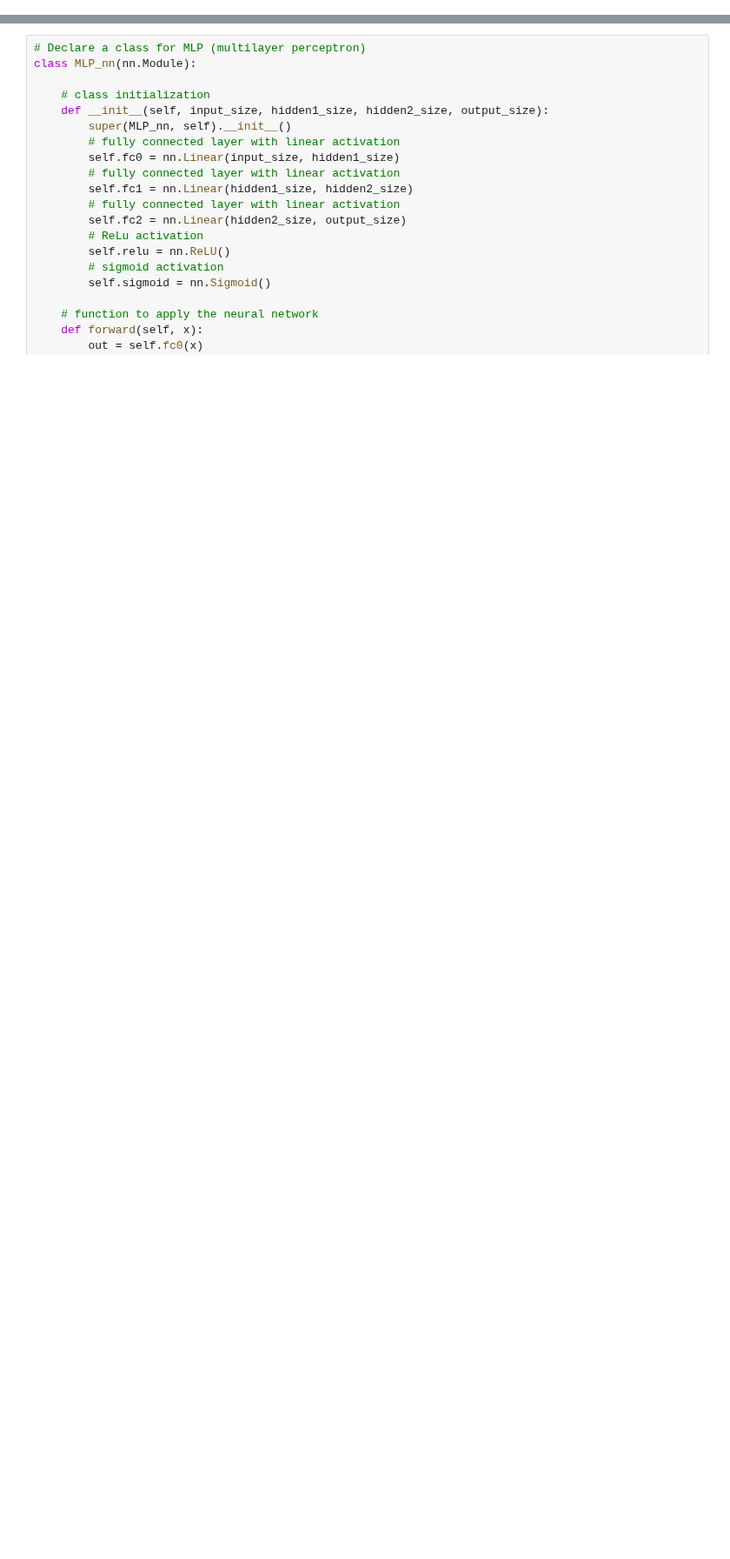
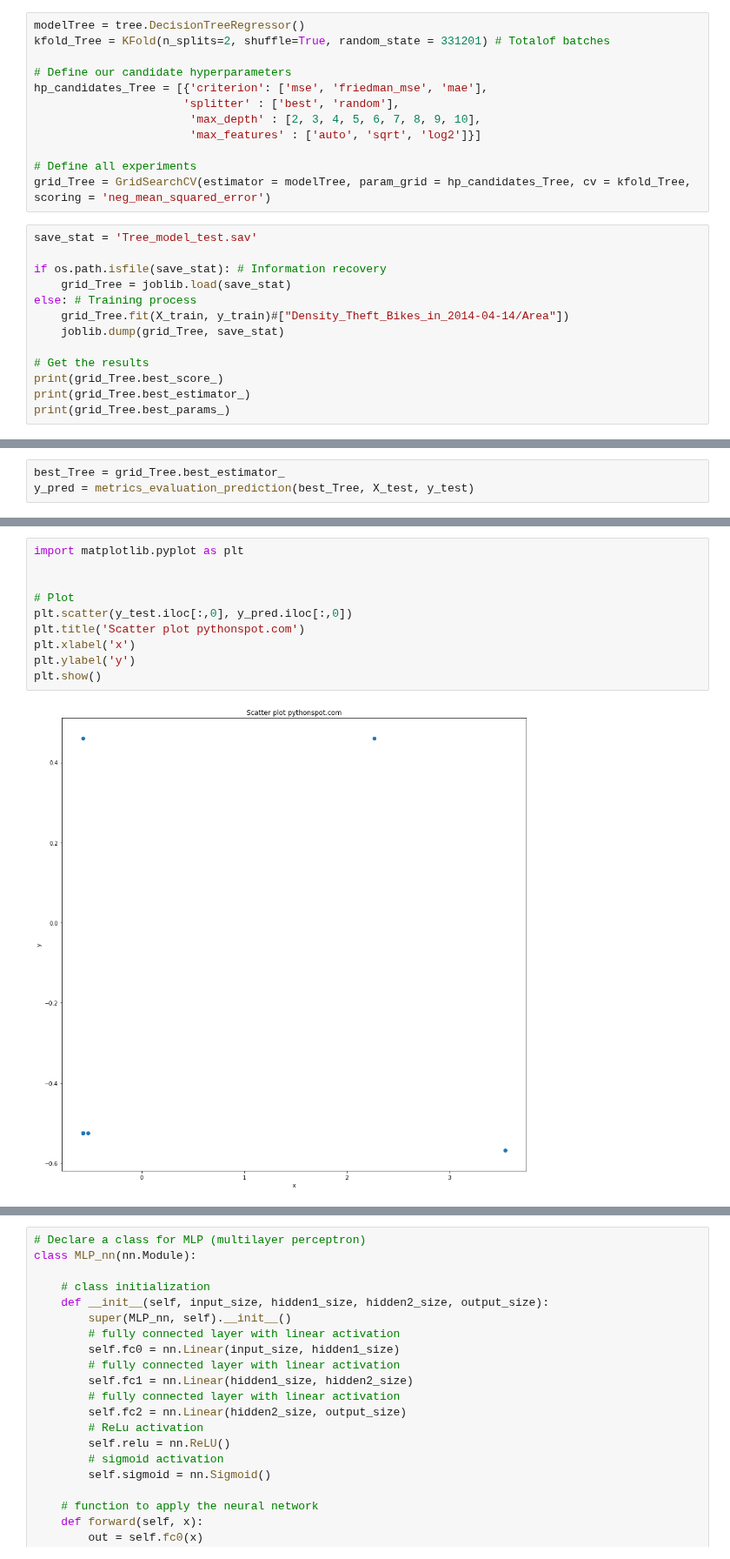
Before and after one commit to TEAM-IMT/bikes-theft-model, a Jupyter notebook: MLP_Network/MLP_Project.ipynb, the cells around one changed output, grey strips where cells are left out. Shown at 87% size. Cells and saved outputs as stored; diff of their text form; blank space fills up the shorter version.

```diff
--- a/MLP_Network/MLP_Project.ipynb
+++ b/MLP_Network/MLP_Project.ipynb
@@ -14,0 +260,25 @@ Populating the interactive namespace from numpy and matplotlib
+# %%
+modelTree = tree.DecisionTreeRegressor()
+kfold_Tree = KFold(n_splits=2, shuffle=True, random_state = 331201) # Totalof batches
+
+# Define our candidate hyperparameters
+hp_candidates_Tree = [{'criterion': ['mse', 'friedman_mse', 'mae'],
+                      'splitter' : ['best', 'random'],
+                       'max_depth' : [2, 3, 4, 5, 6, 7, 8, 9, 10],
+                       'max_features' : ['auto', 'sqrt', 'log2']}]
+
+# Define all experiments
+grid_Tree = GridSearchCV(estimator = modelTree, param_grid = hp_candidates_Tree, cv = kfold_Tree, scoring = 'neg_mean_squared_error')
+# %%
+save_stat = 'Tree_model_test.sav'
+
+if os.path.isfile(save_stat): # Information recovery
+    grid_Tree = joblib.load(save_stat)
+else: # Training process
+    grid_Tree.fit(X_train, y_train)#["Density_Theft_Bikes_in_2014-04-14/Area"])
+    joblib.dump(grid_Tree, save_stat)
+
+# Get the results
+print(grid_Tree.best_score_)
+print(grid_Tree.best_estimator_)
+print(grid_Tree.best_params_)
@@ -14,0 +294,3 @@ Populating the interactive namespace from numpy and matplotlib
+# %%
+best_Tree = grid_Tree.best_estimator_
+y_pred = metrics_evaluation_prediction(best_Tree, X_test, y_test)
@@ -14,0 +310,12 @@ Populating the interactive namespace from numpy and matplotlib
+# %%
+import matplotlib.pyplot as plt
+
+
+# Plot
+plt.scatter(y_test.iloc[:,0], y_pred.iloc[:,0])
+plt.title('Scatter plot pythonspot.com')
+plt.xlabel('x')
+plt.ylabel('y')
+plt.show()
+# %% [output]
+[figure, added]
```
Also changed, not shown: parts of 27 cells of this notebook, 9 other files.
